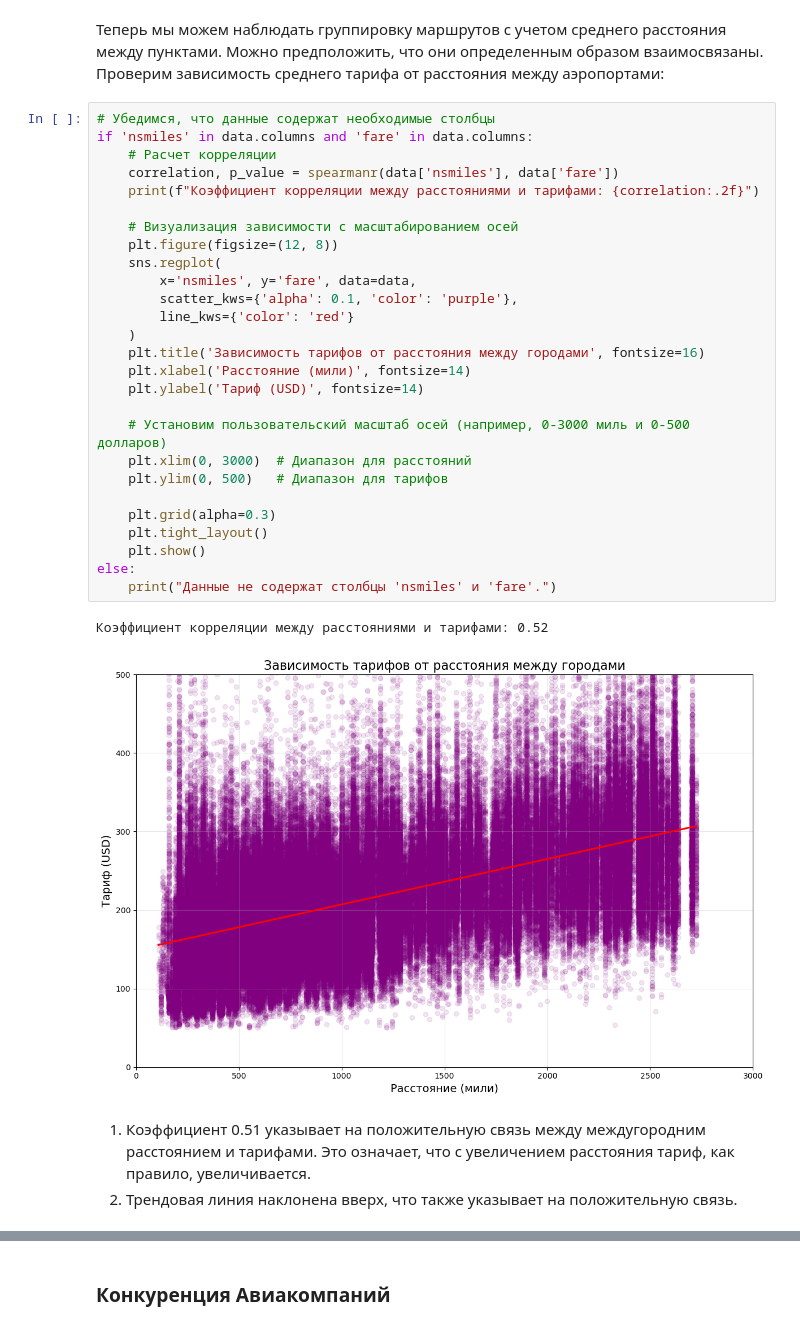
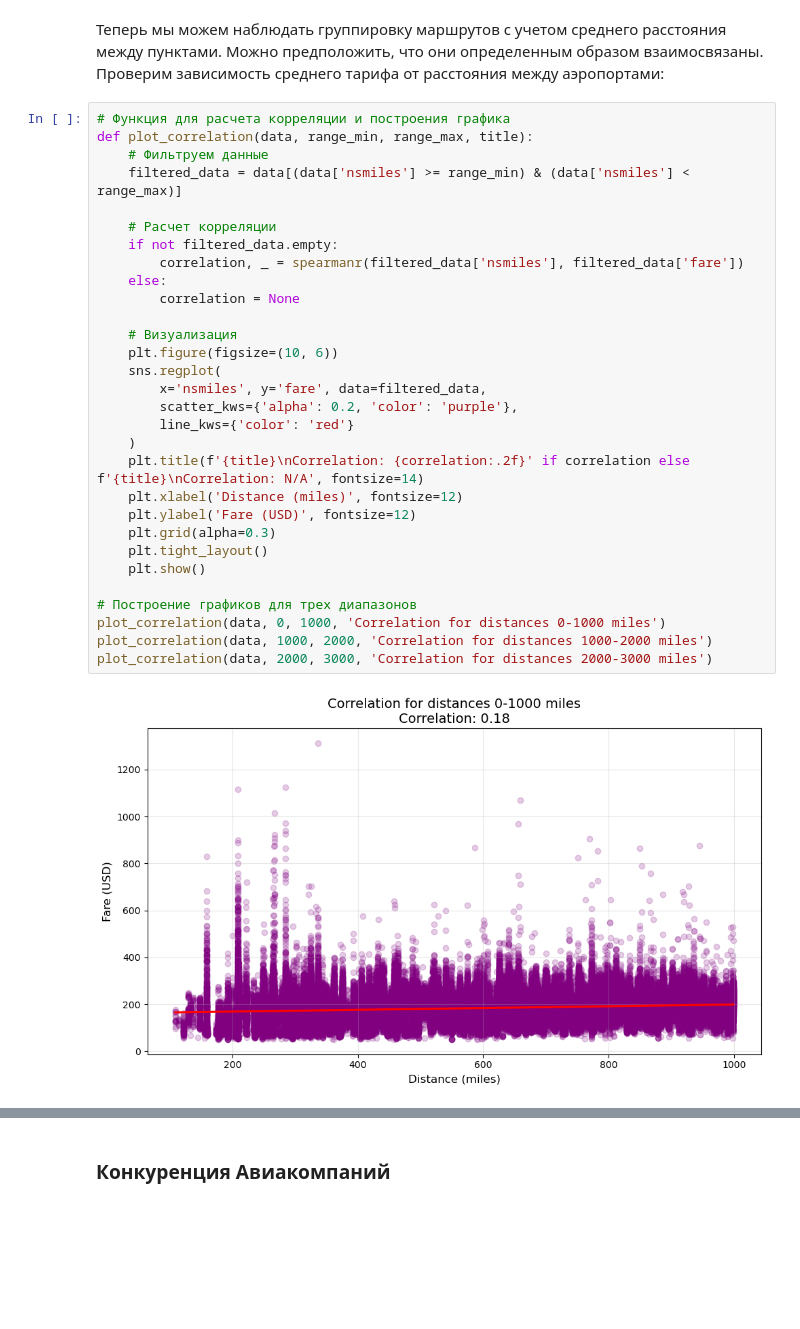
Before and after one commit to artem-riabtsev/Kurs_project, a Jupyter notebook: Рябцев Артем, ИД22-3, КР.ipynb, the cells around one changed output, grey strips where cells are left out. Cells and saved outputs as stored; diff of their text form; blank space fills up the shorter version.

```diff
--- a/Рябцев Артем, ИД22-3, КР.ipynb
+++ b/Рябцев Артем, ИД22-3, КР.ipynb
@@ -474,36 +502,35 @@ display(top_cheap_routes)
 | 370 | Chicago, IL | Flint, MI | 223 | 76.805000 |
 # %% [markdown]
 Теперь мы можем наблюдать группировку маршрутов с учетом среднего расстояния между пунктами. Можно предположить, что они определенным образом взаимосвязаны. Проверим зависимость среднего тарифа от расстояния между аэропортами:
-# %%
-# Убедимся, что данные содержат необходимые столбцы
-if 'nsmiles' in data.columns and 'fare' in data.columns:
-    # Расчет корреляции
-    correlation, p_value = spearmanr(data['nsmiles'], data['fare'])
-    print(f"Коэффициент корреляции между расстояниями и тарифами: {correlation:.2f}")
-
-    # Визуализация зависимости с масштабированием осей
-    plt.figure(figsize=(12, 8))
-    sns.regplot(
-        x='nsmiles', y='fare', data=data,
-        scatter_kws={'alpha': 0.1, 'color': 'purple'},
-        line_kws={'color': 'red'}
-    )
-    plt.title('Зависимость тарифов от расстояния между городами', fontsize=16)
-    plt.xlabel('Расстояние (мили)', fontsize=14)
-    plt.ylabel('Тариф (USD)', fontsize=14)
-
-    # Установим пользовательский масштаб осей (например, 0-3000 миль и 0-500 долларов)
-    plt.xlim(0, 3000)  # Диапазон для расстояний
-    plt.ylim(0, 500)   # Диапазон для тарифов
-
-    plt.grid(alpha=0.3)
-    plt.tight_layout()
-    plt.show()
-else:
-    print("Данные не содержат столбцы 'nsmiles' и 'fare'.")
-# %% [output]
-Коэффициент корреляции между расстояниями и тарифами: 0.52
-[figure, removed]
-# %% [markdown]
-1. Коэффициент 0.51 указывает на положительную связь между междугородним расстоянием и тарифами. Это означает, что с увеличением расстояния тариф, как правило, увеличивается.
-2. Трендовая линия наклонена вверх, что также указывает на положительную связь.
+# %%
+# Функция для расчета корреляции и построения графика
+def plot_correlation(data, range_min, range_max, title):
+    # Фильтруем данные
+    filtered_data = data[(data['nsmiles'] >= range_min) & (data['nsmiles'] < range_max)]
+
+    # Расчет корреляции
+    if not filtered_data.empty:
+        correlation, _ = spearmanr(filtered_data['nsmiles'], filtered_data['fare'])
+    else:
+        correlation = None
+
+    # Визуализация
+    plt.figure(figsize=(10, 6))
+    sns.regplot(
+        x='nsmiles', y='fare', data=filtered_data,
+        scatter_kws={'alpha': 0.2, 'color': 'purple'},
+        line_kws={'color': 'red'}
+    )
+    plt.title(f'{title}\nCorrelation: {correlation:.2f}' if correlation else f'{title}\nCorrelation: N/A', fontsize=14)
+    plt.xlabel('Distance (miles)', fontsize=12)
+    plt.ylabel('Fare (USD)', fontsize=12)
+    plt.grid(alpha=0.3)
+    plt.tight_layout()
+    plt.show()
+
+# Построение графиков для трех диапазонов
+plot_correlation(data, 0, 1000, 'Correlation for distances 0-1000 miles')
+plot_correlation(data, 1000, 2000, 'Correlation for distances 1000-2000 miles')
+plot_correlation(data, 2000, 3000, 'Correlation for distances 2000-3000 miles')
+# %% [output]
+[figure, added]
```
Also changed, not shown: parts of 14 cells of this notebook.
